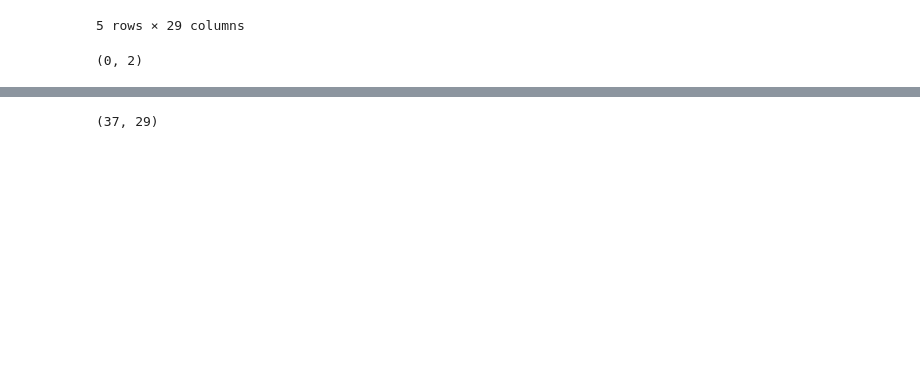
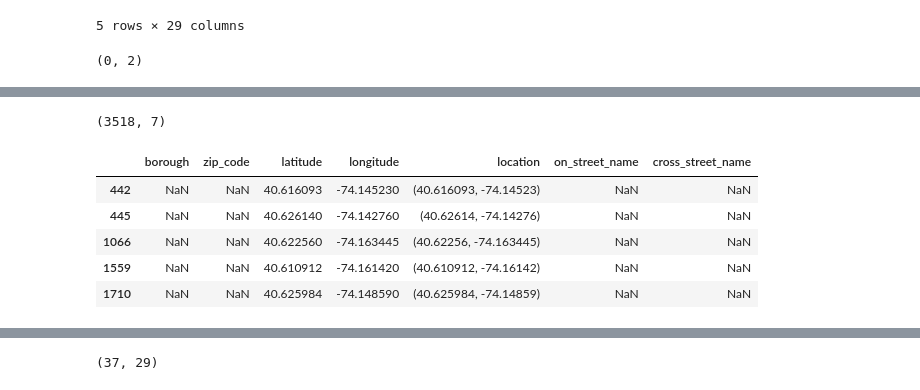
Before and after one commit to tiroger/nyc-vehicle-collisions, a Jupyter notebook: data_augmentation.ipynb, the cells around one changed output, grey strips where cells are left out. Drawn from its saved outputs; the diff is of its cells as text; code cells hidden in the pictures; blank space fills up the shorter version.

```diff
--- a/data_augmentation.ipynb
+++ b/data_augmentation.ipynb
@@ -116,0 +191,20 @@ test[test['sum_injured'] != test['number_of_persons_injured']]
+# %%
+# Sum of missing info before fillna
+print('Missing values before augmentation')
+print(duplicated_rows.borough.isna().sum())
+print(duplicated_rows.zip_code.isna().sum())
+print(duplicated_rows.on_street_name.isna().sum())
+print(duplicated_rows.cross_street_name.isna().sum())
+
+# Forward-filling NA values with previous value
+duplicated_rows.borough.fillna(method='ffill', inplace=True)
+duplicated_rows.zip_code.fillna(method='ffill', inplace=True)
+duplicated_rows.on_street_name.fillna(method='ffill', inplace=True)
+duplicated_rows.cross_street_name.fillna(method='ffill', inplace=True)
+
+# Sum of missing info after fillna
+print('Missing values after augmentation')
+print(duplicated_rows.borough.isna().sum())
+print(duplicated_rows.zip_code.isna().sum())
+print(duplicated_rows.on_street_name.isna().sum())
+print(duplicated_rows.cross_street_name.isna().sum())
@@ -116,0 +222,7 @@ test[test['sum_injured'] != test['number_of_persons_injured']]
+# %%
+raw_data.update(duplicated_rows)
+# After augmentation
+locations = raw_data[['borough', 'zip_code', 'latitude', 'longitude','location', 'on_street_name', 'cross_street_name',]]
+missing_locations = locations.isna().sum()
+print("Missing geographical data after augmentation (% of total):\n-----------------------------------------------------------")
+round(missing_locations/len(raw_data) * 100, 1)
@@ -116,0 +258,25 @@ test[test['sum_injured'] != test['number_of_persons_injured']]
+# %%
+# Filtering for records that only include coordinates
+only_coordinates = locations[
+                           (locations.zip_code.isna())
+                         & (locations.borough.isna())
+                         & (locations.on_street_name.isna())
+                         & (locations.cross_street_name.isna())
+                         & (locations.location.notna())
+                        ][['borough',
+                           'zip_code',
+                           'latitude',
+                           'longitude',
+                           'location',
+                           'on_street_name',
+                           'cross_street_name']].copy()
+print(only_coordinates.shape)
+only_coordinates.head()
+# %% [output]
+(3518, 7)
+|  | borough | zip_code | latitude | longitude | location | on_street_name | cross_street_name |
+| 442 | NaN | NaN | 40.616093 | -74.145230 | (40.616093, -74.14523) | NaN | NaN |
+| 445 | NaN | NaN | 40.626140 | -74.142760 | (40.62614, -74.14276) | NaN | NaN |
+| 1066 | NaN | NaN | 40.622560 | -74.163445 | (40.62256, -74.163445) | NaN | NaN |
+| 1559 | NaN | NaN | 40.610912 | -74.161420 | (40.610912, -74.16142) | NaN | NaN |
+| 1710 | NaN | NaN | 40.625984 | -74.148590 | (40.625984, -74.14859) | NaN | NaN |
```
Also changed, not shown: parts of 35 cells of this notebook.
